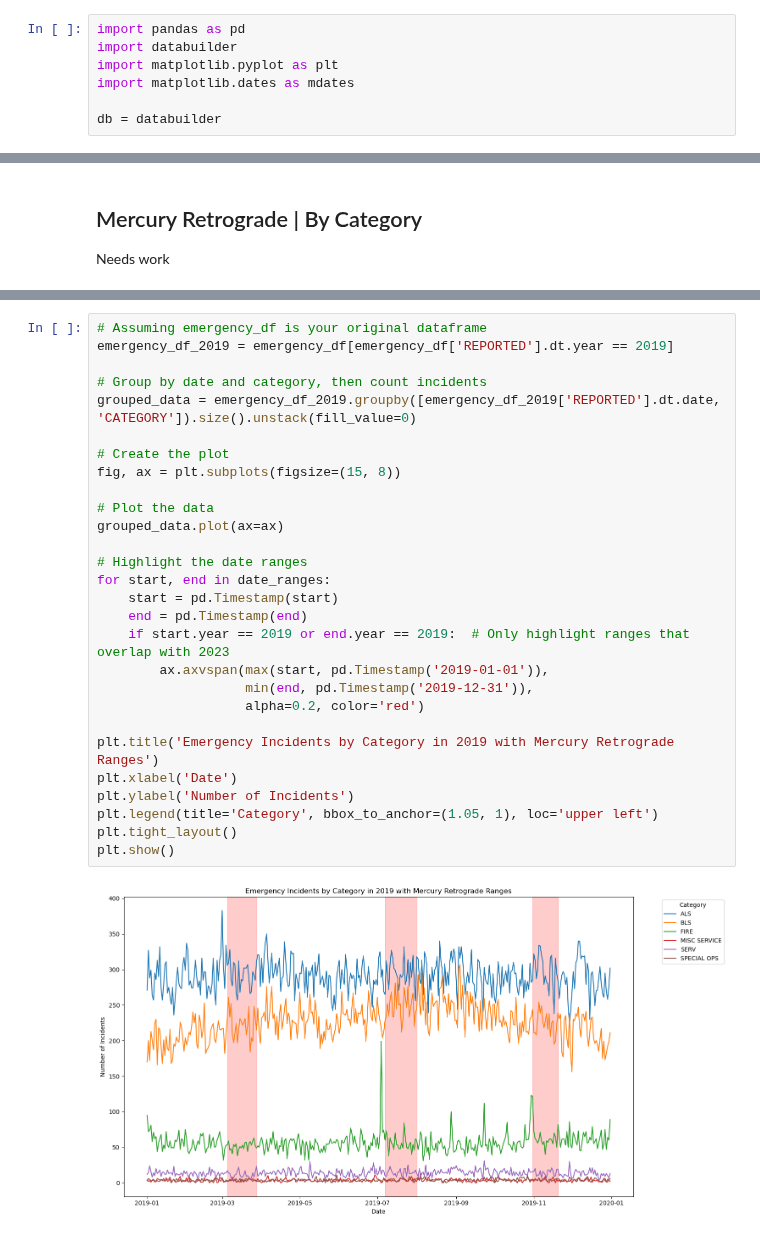
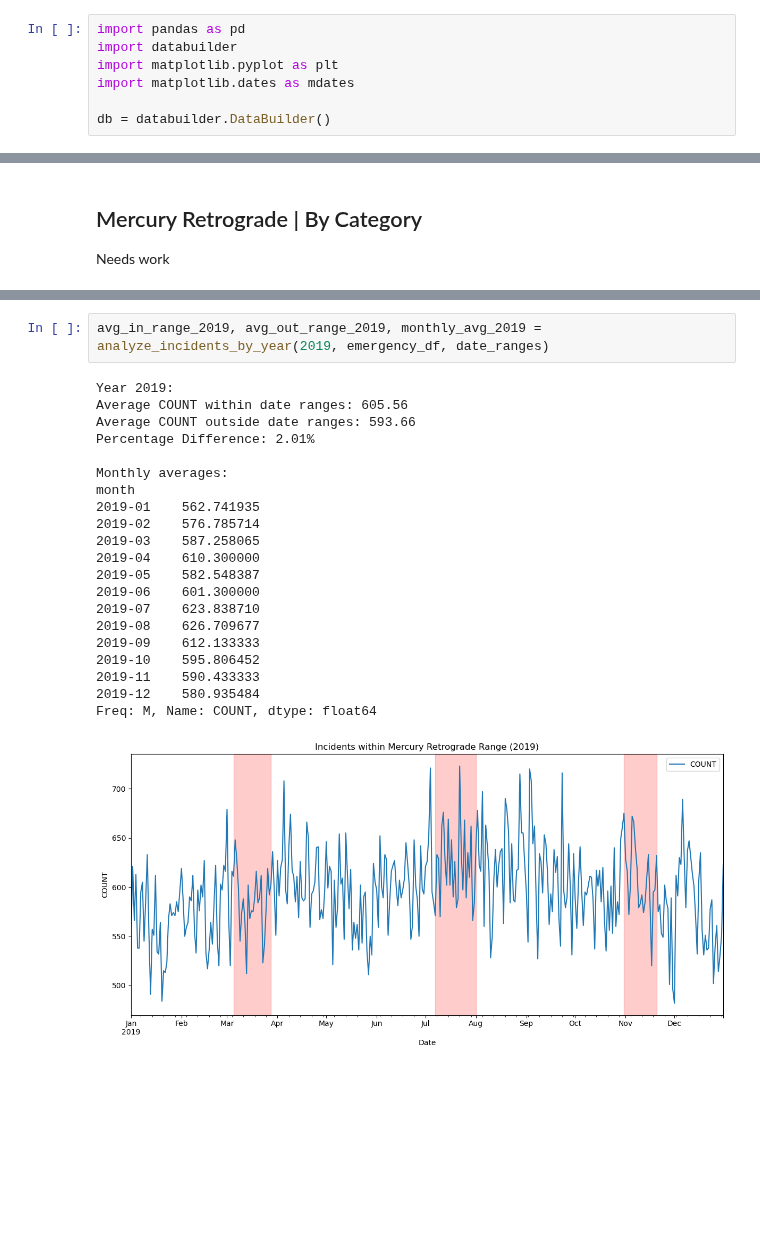
Before and after one commit to mattlundberg/Project-1, a Jupyter notebook: ESP_Analysis.ipynb, the cells around one changed output, grey strips where cells are left out. Saved outputs shown, nothing was run; the diff lists cells and outputs as text; blank space fills up the shorter version.

Commit message:
completed analysis of individual years.

```diff
--- a/ESP_Analysis.ipynb
+++ b/ESP_Analysis.ipynb
@@ -24,7 +24,7 @@ import databuilder
 import matplotlib.pyplot as plt
 import matplotlib.dates as mdates
 
-db = databuilder
+db = databuilder.DataBuilder()
 # %%
 # Load the emergency dataset into Pandas dataframe and display first five rows
 emergency_df = db.get_emergency_data()
@@ -408,30 +401,24 @@ plt.show()
-# %%
-# Assuming emergency_df is your original dataframe
-emergency_df_2019 = emergency_df[emergency_df['REPORTED'].dt.year == 2019]
-
-# Group by date and category, then count incidents
-grouped_data = emergency_df_2019.groupby([emergency_df_2019['REPORTED'].dt.date, 'CATEGORY']).size().unstack(fill_value=0)
-
-# Create the plot
-fig, ax = plt.subplots(figsize=(15, 8))
-
-# Plot the data
-grouped_data.plot(ax=ax)
-
-# Highlight the date ranges
-for start, end in date_ranges:
-    start = pd.Timestamp(start)
-    end = pd.Timestamp(end)
-    if start.year == 2019 or end.year == 2019:  # Only highlight ranges that overlap with 2023
-        ax.axvspan(max(start, pd.Timestamp('2019-01-01')),
-                   min(end, pd.Timestamp('2019-12-31')),
-                   alpha=0.2, color='red')
-
-plt.title('Emergency Incidents by Category in 2019 with Mercury Retrograde Ranges')
-plt.xlabel('Date')
-plt.ylabel('Number of Incidents')
-plt.legend(title='Category', bbox_to_anchor=(1.05, 1), loc='upper left')
-plt.tight_layout()
-plt.show()
-# %% [output]
-[figure, removed]
+# %%
+avg_in_range_2019, avg_out_range_2019, monthly_avg_2019 = analyze_incidents_by_year(2019, emergency_df, date_ranges)
+# %% [output]
+Year 2019:
+Average COUNT within date ranges: 605.56
+Average COUNT outside date ranges: 593.66
+Percentage Difference: 2.01%
+
+Monthly averages:
+month
+2019-01    562.741935
+2019-02    576.785714
+2019-03    587.258065
+2019-04    610.300000
+2019-05    582.548387
+2019-06    601.300000
+2019-07    623.838710
+2019-08    626.709677
+2019-09    612.133333
+2019-10    595.806452
+2019-11    590.433333
+2019-12    580.935484
+Freq: M, Name: COUNT, dtype: float64
+[figure, added]
```
Also changed, not shown: parts of 39 cells of this notebook.
